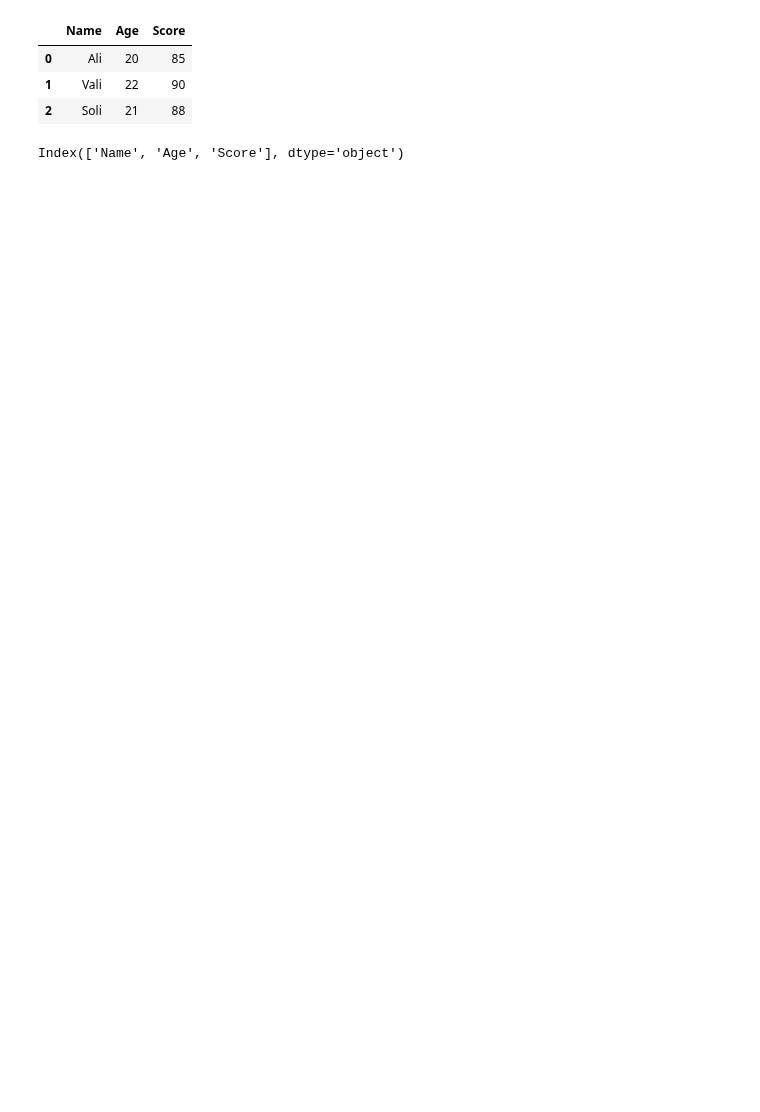
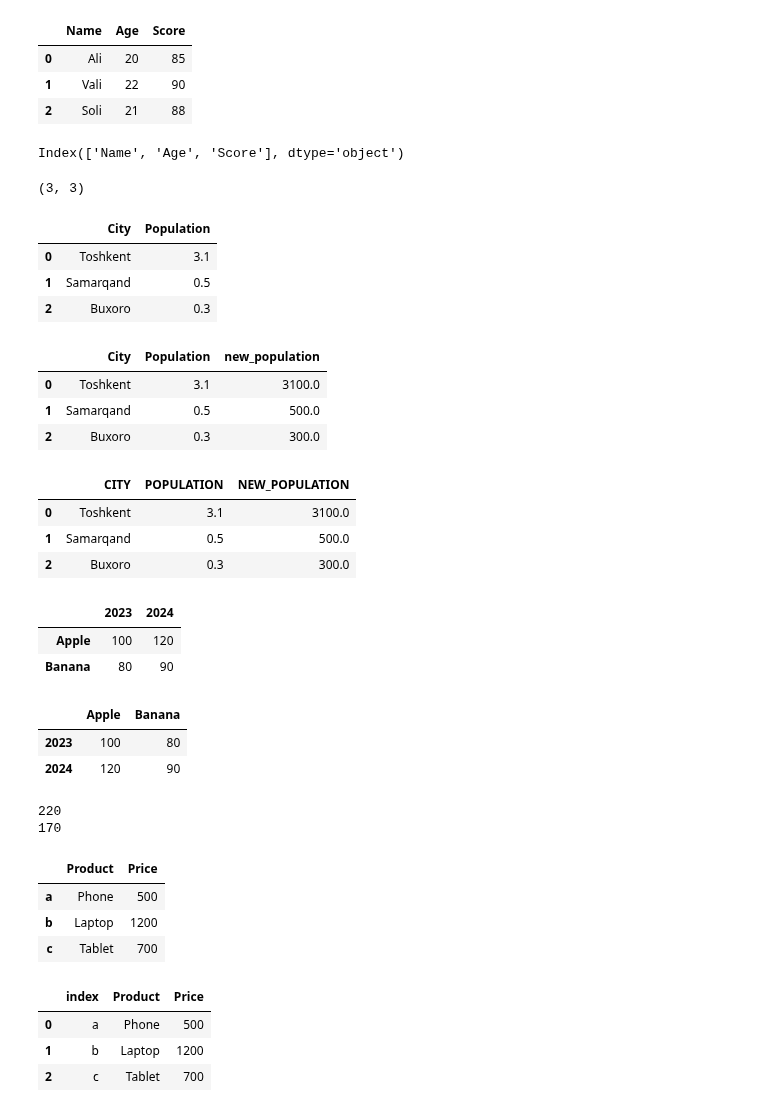
Before and after one commit to izzat-ai/learning-ai, a Jupyter notebook: pandas/dec_17_practice_all.ipynb, the cells around one changed output. Saved outputs shown, nothing was run; the diff lists cells and outputs as text; code cells hidden in the pictures; blank space fills up the shorter version.

```diff
--- a/pandas/dec_17_practice_all.ipynb
+++ b/pandas/dec_17_practice_all.ipynb
@@ -20,3 +20,82 @@ df
 df.columns
 # %% [output]
 Index(['Name', 'Age', 'Score'], dtype='object')
+# %%
+# qator va ustun sonlarini aniqlash
+df.shape
+# %% [output]
+(3, 3)
+# %%
+df2 = pd.DataFrame({
+    'City': ['Toshkent', 'Samarqand', 'Buxoro'],
+    'Population': [3.1, 0.5, 0.3]
+})
+df2
+# %% [output]
+|  | City | Population |
+| 0 | Toshkent | 3.1 |
+| 1 | Samarqand | 0.5 |
+| 2 | Buxoro | 0.3 |
+# %%
+# yangi ustunga aholi sonini mingda yozish
+df2['new_population'] = df2['Population']*1_000
+df2
+# %% [output]
+|  | City | Population | new_population |
+| 0 | Toshkent | 3.1 | 3100.0 |
+| 1 | Samarqand | 0.5 | 500.0 |
+| 2 | Buxoro | 0.3 | 300.0 |
+# %%
+# ustun nomlarini katta harflarga o'girish
+df2.columns = df2.columns.str.upper()
+df2
+# %% [output]
+|  | CITY | POPULATION | NEW_POPULATION |
+| 0 | Toshkent | 3.1 | 3100.0 |
+| 1 | Samarqand | 0.5 | 500.0 |
+| 2 | Buxoro | 0.3 | 300.0 |
+# %%
+data = {
+    '2023': {'Apple': 100, 'Banana': 80},
+    '2024': {'Apple': 120, 'Banana': 90}
+}
+df3 = pd.DataFrame(data)
+df3
+# %% [output]
+|  | 2023 | 2024 |
+| Apple | 100 | 120 |
+| Banana | 80 | 90 |
+# %%
+# indeks va ustunlar o'rnini almashtirish
+df3 = df3.T
+df3
+# %% [output]
+|  | Apple | Banana |
+| 2023 | 100 | 80 |
+| 2024 | 120 | 90 |
+# %%
+print(df3['Apple'].sum())
+print(df3['Banana'].sum())
+# %% [output]
+220
+170
+# %%
+df4 = pd.DataFrame({
+    'Product': ['Phone', 'Laptop', 'Tablet'],
+    'Price': [500, 1200, 700]
+}, index=['a', 'b', 'c'])
+df4
+# %% [output]
+|  | Product | Price |
+| a | Phone | 500 |
+| b | Laptop | 1200 |
+| c | Tablet | 700 |
+# %%
+# index ni ustun qilish
+df4 = df4.reset_index()
+df4
+# %% [output]
+|  | index | Product | Price |
+| 0 | a | Phone | 500 |
+| 1 | b | Laptop | 1200 |
+| 2 | c | Tablet | 700 |
```
Also changed, not shown: parts of 1 cell of this notebook.
